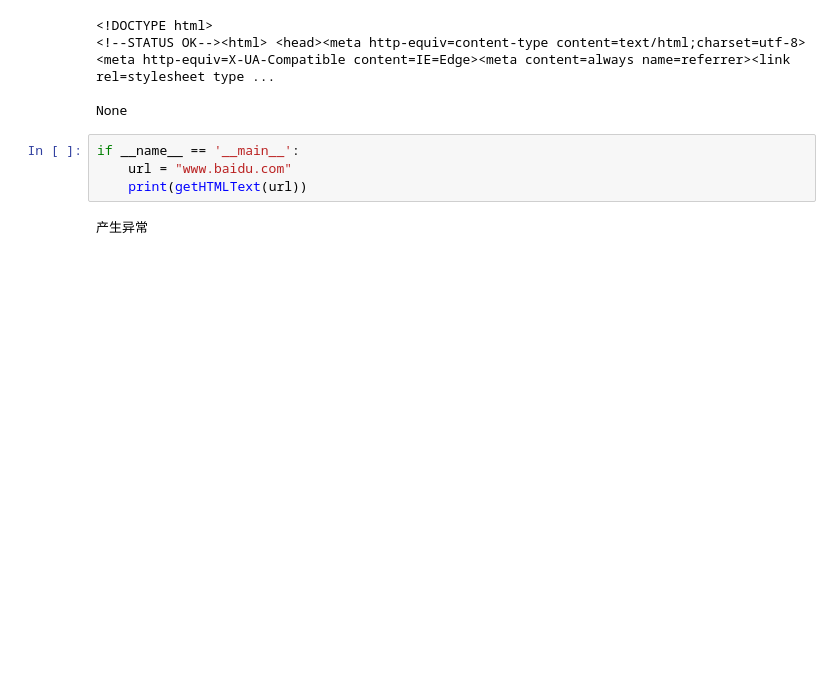
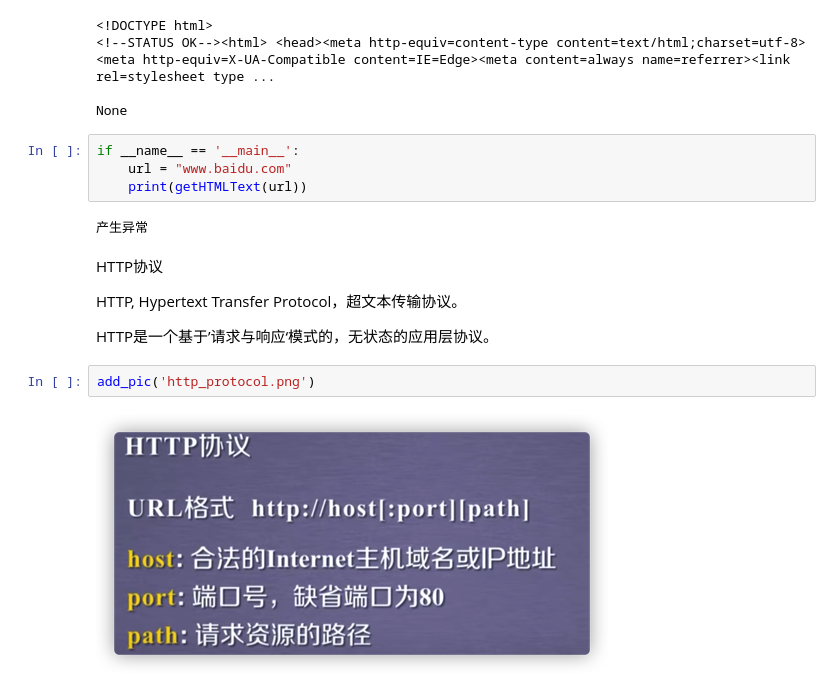
Before and after one commit to paxton615/Notes, a Jupyter notebook: Web_scrapper.ipynb, the cells around one changed output. Cells and saved outputs as stored; diff of their text form; blank space fills up the shorter version.

```diff
--- a/Web_scrapper.ipynb
+++ b/Web_scrapper.ipynb
@@ -76,3 +81,13 @@ if __name__ == '__main__':
     print(getHTMLText(url))
 # %% [output]
 产生异常
+# %% [markdown]
+HTTP协议
+
+HTTP, Hypertext Transfer Protocol，超文本传输协议。
+
+HTTP是一个基于’请求与响应‘模式的，无状态的应用层协议。
+# %%
+add_pic('http_protocol.png')
+# %% [output]
+[figure, added]
```
Also changed, not shown: parts of 3 cells of this notebook, 4 other files.
